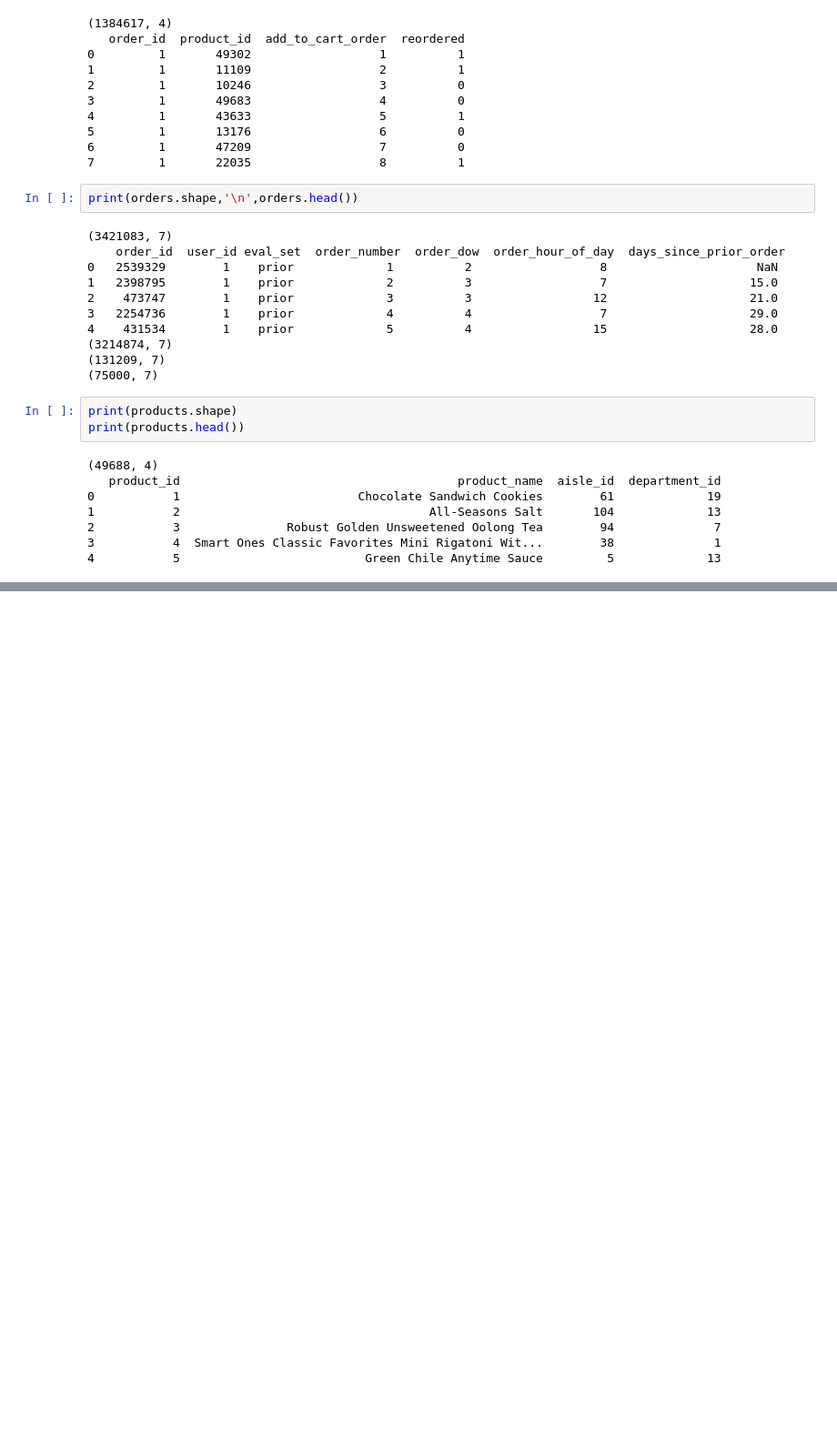
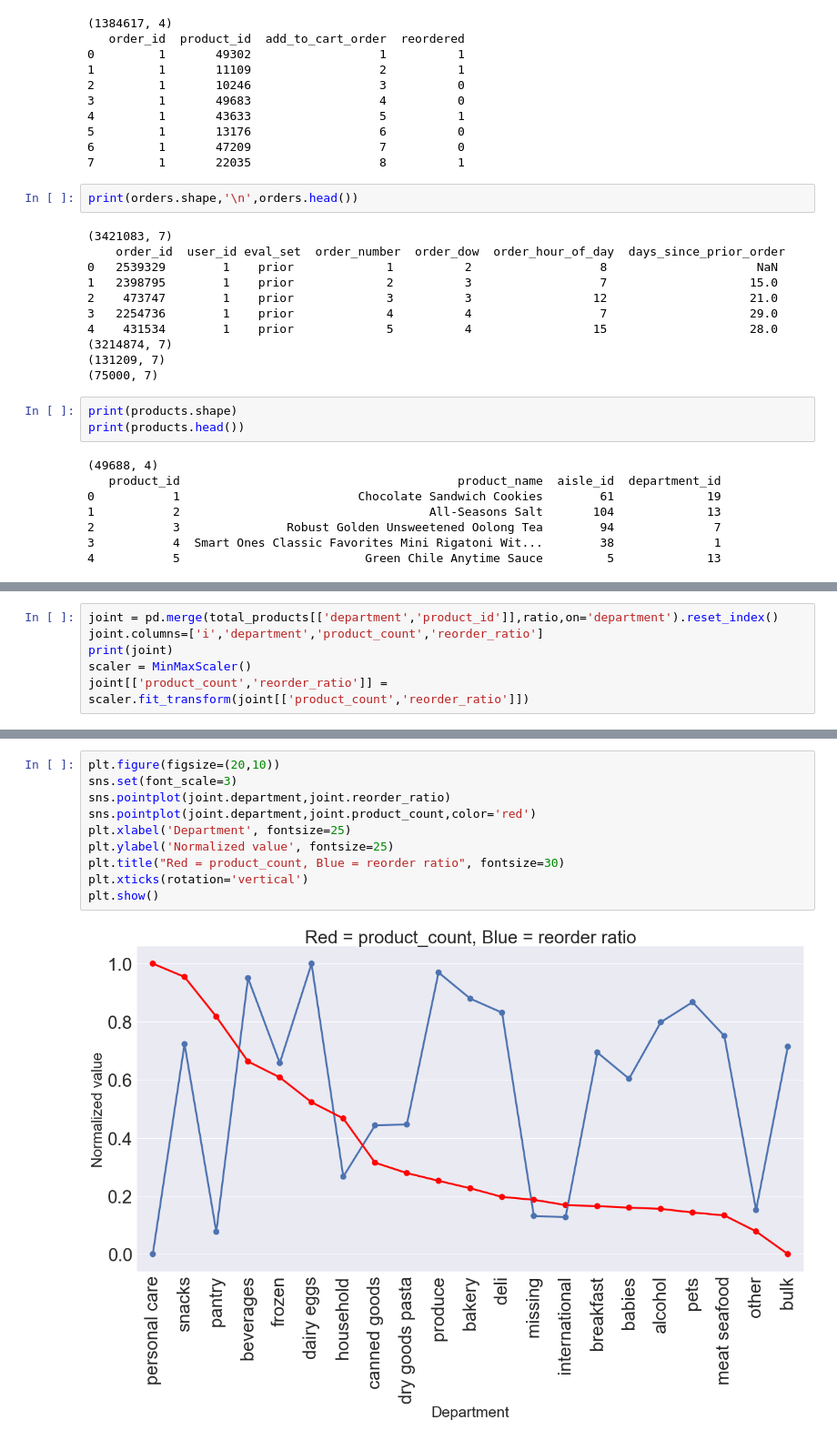
Before and after one commit to pradeepsaiu/kaggle_competetion, a Jupyter notebook: instacart/instacart.ipynb, the cells around one changed output, grey strips where cells are left out. Shown at 91% size. Cells and saved outputs as stored; diff of their text form; blank space fills up the shorter version.

```diff
--- a/instacart/instacart.ipynb
+++ b/instacart/instacart.ipynb
@@ -110,0 +193,6 @@ print(products.head())
+# %%
+joint = pd.merge(total_products[['department','product_id']],ratio,on='department').reset_index()
+joint.columns=['i','department','product_count','reorder_ratio']
+print(joint)
+scaler = MinMaxScaler()
+joint[['product_count','reorder_ratio']] = scaler.fit_transform(joint[['product_count','reorder_ratio']])
@@ -110,0 +217,12 @@ print(products.head())
+# %%
+plt.figure(figsize=(20,10))
+sns.set(font_scale=3)
+sns.pointplot(joint.department,joint.reorder_ratio)
+sns.pointplot(joint.department,joint.product_count,color='red')
+plt.xlabel('Department', fontsize=25)
+plt.ylabel('Normalized value', fontsize=25)
+plt.title("Red = product_count, Blue = reorder ratio", fontsize=30)
+plt.xticks(rotation='vertical')
+plt.show()
+# %% [output]
+[figure, added]
```
Also changed, not shown: parts of 17 cells of this notebook.
